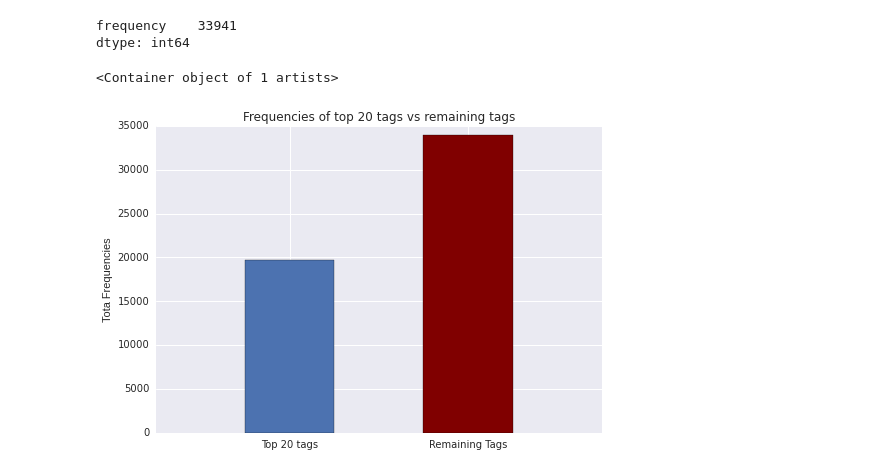
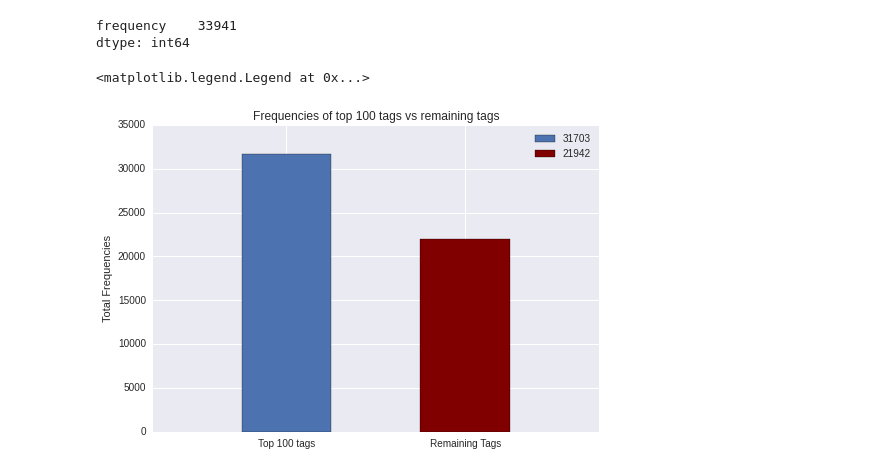
Before and after one commit to lpatruno/TheDataIncubator, a Jupyter notebook: FINAL - Number of tags per question.ipynb, the cells around one changed output. Saved outputs shown, nothing was run; the diff lists cells and outputs as text; code cells hidden in the pictures.

```diff
--- a/FINAL - Number of tags per question.ipynb
+++ b/FINAL - Number of tags per question.ipynb
@@ -119,14 +121,23 @@ dtype: int64
 top_20_tag_count = top_20.sum()[0]
 rest_count = rest.sum()[0]
 # %%
+n = 100
+
+top_n = df.sort(['frequency'], ascending = False).head(n)
+rest = df.sort(['frequency'], ascending = False).iloc[n:]
+
+top_n_tag_count = top_n.sum()[0]
+rest_count = rest.sum()[0]
+
 bar_width = .5
 
-plt.title('Frequencies of top 20 tags vs remaining tags')
-plt.ylabel('Tota Frequencies')
+plt.title('Frequencies of top %d tags vs remaining tags' % n)
+plt.ylabel('Total Frequencies')
 plt.xlim([0,2.5])
-plt.xticks((.75,1.75), ('Top 20 tags', 'Remaining Tags'))
-plt.bar(.5, top_20_tag_count, bar_width)
-plt.bar(1.5, rest_count, bar_width, color='maroon')
+plt.xticks((.75,1.75), ('Top %d tags' % n, 'Remaining Tags'))
+plt.bar(.5, top_n_tag_count, bar_width, label='%d' % top_n_tag_count)
+plt.bar(1.5, rest_count, bar_width, color='maroon', label='%d' % rest_count)
+plt.legend()
 # %% [output]
-<Container object of 1 artists>
+<matplotlib.legend.Legend at 0x...>
-[figure, old version]
+[figure, new version]
```
Also changed, not shown: parts of 2 cells of this notebook, 2 other files.
